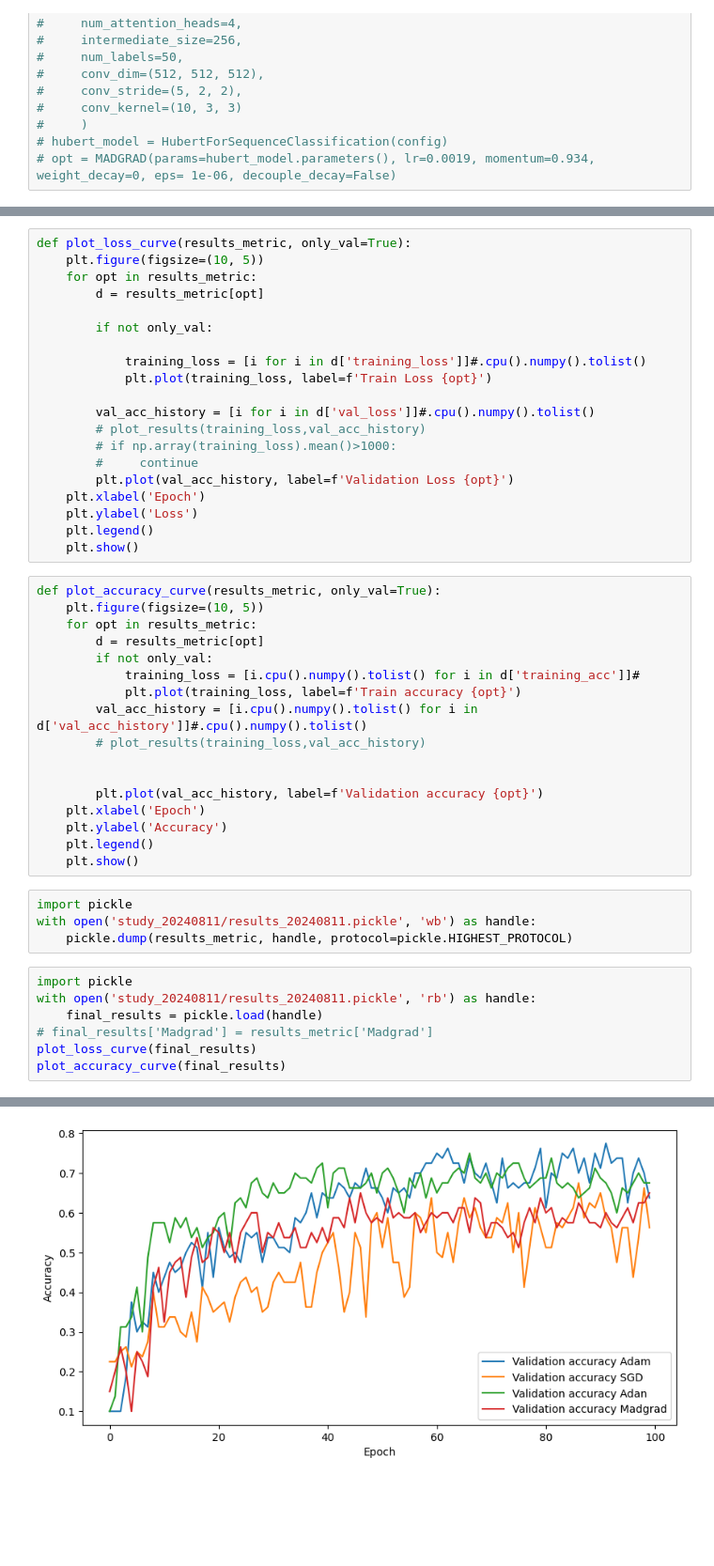
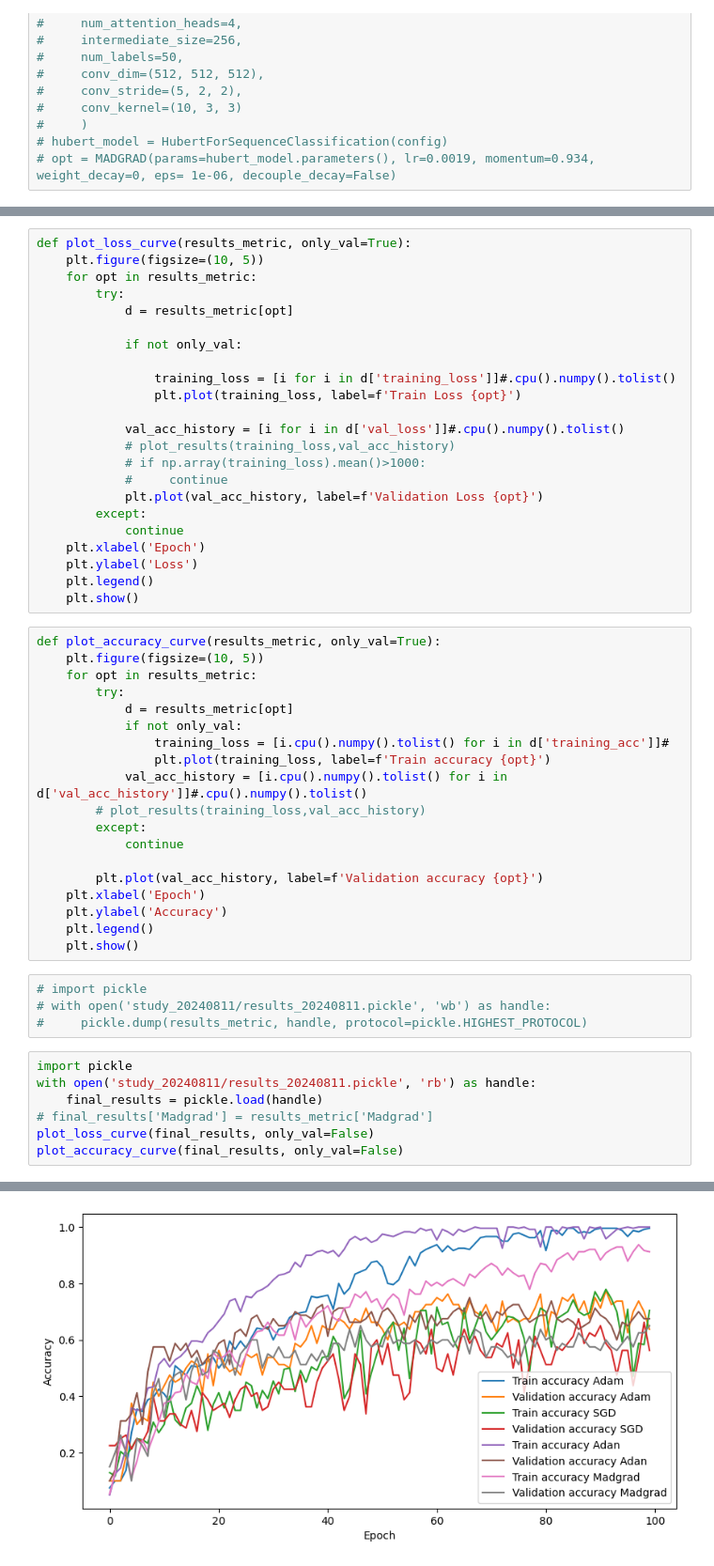
Before and after one commit to roywe/modern_optimizers_for_multiclass_tasks, a Jupyter notebook: models/audio_ecs/model.ipynb, the cells around one changed output, grey strips where cells are left out. Shown at 94% size. Drawn from its saved outputs; the diff is of its cells as text; blank space fills up the shorter version.

```diff
--- a/models/audio_ecs/model.ipynb
+++ b/models/audio_ecs/model.ipynb
@@ -232,18 +241,21 @@ Training complete in 8m 59s
 def plot_loss_curve(results_metric, only_val=True):
     plt.figure(figsize=(10, 5))
     for opt in results_metric:
-        d = results_metric[opt]
+        try:
+            d = results_metric[opt]
 
-        if not only_val:
+            if not only_val:
 
-            training_loss = [i for i in d['training_loss']]#.cpu().numpy().tolist()
-            plt.plot(training_loss, label=f'Train Loss {opt}')
+                training_loss = [i for i in d['training_loss']]#.cpu().numpy().tolist()
+                plt.plot(training_loss, label=f'Train Loss {opt}')
 
-        val_acc_history = [i for i in d['val_loss']]#.cpu().numpy().tolist()
-        # plot_results(training_loss,val_acc_history)
-        # if np.array(training_loss).mean()>1000:
-        #     continue
-        plt.plot(val_acc_history, label=f'Validation Loss {opt}')
+            val_acc_history = [i for i in d['val_loss']]#.cpu().numpy().tolist()
+            # plot_results(training_loss,val_acc_history)
+            # if np.array(training_loss).mean()>1000:
+            #     continue
+            plt.plot(val_acc_history, label=f'Validation Loss {opt}')
+        except:
+            continue
     plt.xlabel('Epoch')
     plt.ylabel('Loss')
     plt.legend()
@@ -252,13 +264,15 @@ def plot_loss_curve(results_metric, only_val=True):
 def plot_accuracy_curve(results_metric, only_val=True):
     plt.figure(figsize=(10, 5))
     for opt in results_metric:
-        d = results_metric[opt]
-        if not only_val:
-            training_loss = [i.cpu().numpy().tolist() for i in d['training_acc']]#
-            plt.plot(training_loss, label=f'Train accuracy {opt}')
-        val_acc_history = [i.cpu().numpy().tolist() for i in d['val_acc_history']]#.cpu().numpy().tolist()
+        try:
+            d = results_metric[opt]
+            if not only_val:
+                training_loss = [i.cpu().numpy().tolist() for i in d['training_acc']]#
+                plt.plot(training_loss, label=f'Train accuracy {opt}')
+            val_acc_history = [i.cpu().numpy().tolist() for i in d['val_acc_history']]#.cpu().numpy().tolist()
         # plot_results(training_loss,val_acc_history)
-
+        except:
+            continue
 
         plt.plot(val_acc_history, label=f'Validation accuracy {opt}')
     plt.xlabel('Epoch')
@@ -266,14 +280,14 @@ def plot_accuracy_curve(results_metric, only_val=True):
     plt.legend()
     plt.show()
 # %%
-import pickle
-with open('study_20240811/results_20240811.pickle', 'wb') as handle:
-    pickle.dump(results_metric, handle, protocol=pickle.HIGHEST_PROTOCOL)
+# import pickle
+# with open('study_20240811/results_20240811.pickle', 'wb') as handle:
+#     pickle.dump(results_metric, handle, protocol=pickle.HIGHEST_PROTOCOL)
 # %%
 import pickle
 with open('study_20240811/results_20240811.pickle', 'rb') as handle:
     final_results = pickle.load(handle)
 # final_results['Madgrad'] = results_metric['Madgrad']
-plot_loss_curve(final_results)
-plot_accuracy_curve(final_results)
+plot_loss_curve(final_results, only_val=False)
+plot_accuracy_curve(final_results, only_val=False)
 # %% [output]
@@ -281 +295 @@ plot_accuracy_curve(final_results)
-[figure, old version]
+[figure, new version]
```
Also changed, not shown: parts of 6 cells of this notebook, 4 other files.
